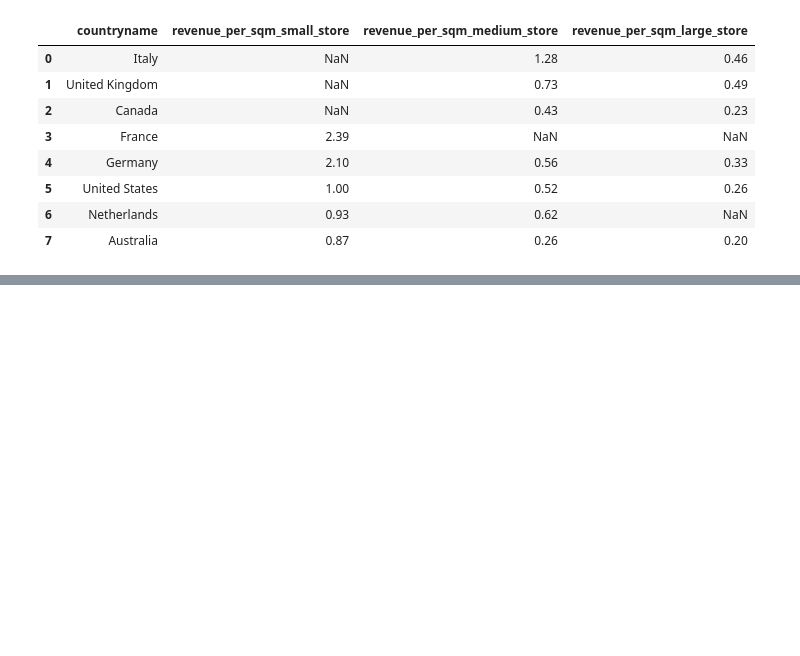
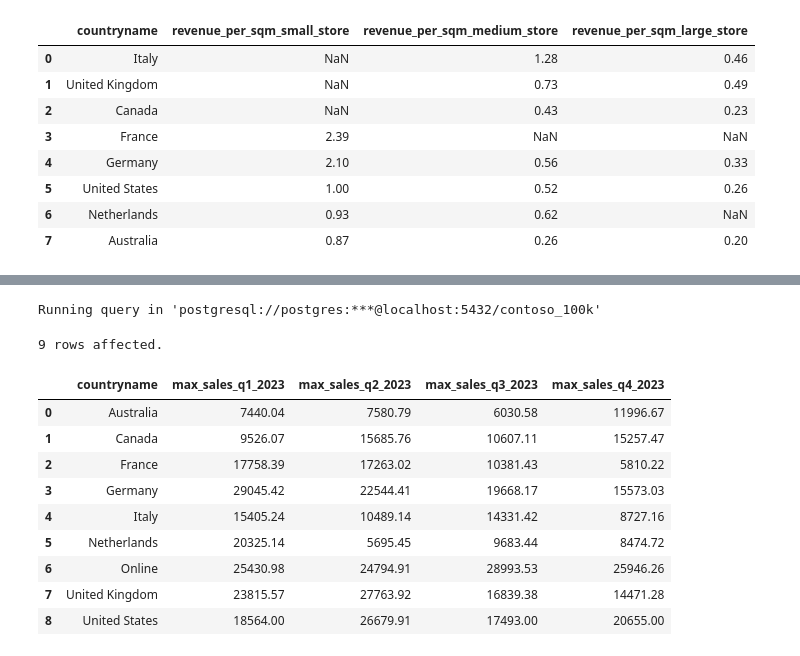
Before and after one commit to Du6eniuk/Du6eniuk, a Jupyter notebook: 0_Intro/2_Colab_Notebooks.ipynb, the cells around one changed output, grey strips where cells are left out. Cells and saved outputs as stored; diff of their text form; code cells hidden in the pictures; blank space fills up the shorter version.

```diff
--- a/0_Intro/2_Colab_Notebooks.ipynb
+++ b/0_Intro/2_Colab_Notebooks.ipynb
@@ -512,0 +555,25 @@ Running query in 'postgresql://postgres:***@localhost:5432/contoso_100k'
+# %%
+%%sql
+SELECT
+st.countryname,
+MAX(CASE WHEN s.orderdate BETWEEN '2023-01-01' AND '2023-03-31' THEN s.netprice * s.quantity / s.exchangerate ELSE 0 END) AS max_sales_q1_2023,
+MAX(CASE WHEN s.orderdate BETWEEN '2023-04-01' AND '2023-06-30' THEN s.netprice * s.quantity / s.exchangerate ELSE 0 END) AS max_sales_q2_2023,
+MAX(CASE WHEN s.orderdate BETWEEN '2023-07-01' AND '2023-09-30' THEN s.netprice * s.quantity / s.exchangerate ELSE 0 END) AS max_sales_q3_2023,
+MAX(CASE WHEN s.orderdate BETWEEN '2023-10-01' AND '2023-12-31' THEN s.netprice * s.quantity / s.exchangerate ELSE 0 END) AS max_sales_q4_2023
+FROM sales s
+LEFT JOIN store st ON s.storekey = st.storekey
+GROUP BY 1
+ORDER BY 1
+# %% [output]
+Running query in 'postgresql://postgres:***@localhost:5432/contoso_100k'
+9 rows affected.
+|  | countryname | max_sales_q1_2023 | max_sales_q2_2023 | max_sales_q3_2023 | max_sales_q4_2023 |
+| 0 | Australia | 7440.04 | 7580.79 | 6030.58 | 11996.67 |
+| 1 | Canada | 9526.07 | 15685.76 | 10607.11 | 15257.47 |
+| 2 | France | 17758.39 | 17263.02 | 10381.43 | 5810.22 |
+| 3 | Germany | 29045.42 | 22544.41 | 19668.17 | 15573.03 |
+| 4 | Italy | 15405.24 | 10489.14 | 14331.42 | 8727.16 |
+| 5 | Netherlands | 20325.14 | 5695.45 | 9683.44 | 8474.72 |
+| 6 | Online | 25430.98 | 24794.91 | 28993.53 | 25946.26 |
+| 7 | United Kingdom | 23815.57 | 27763.92 | 16839.38 | 14471.28 |
+| 8 | United States | 18564.00 | 26679.91 | 17493.00 | 20655.00 |
```
Also changed, not shown: parts of 3 cells of this notebook.
